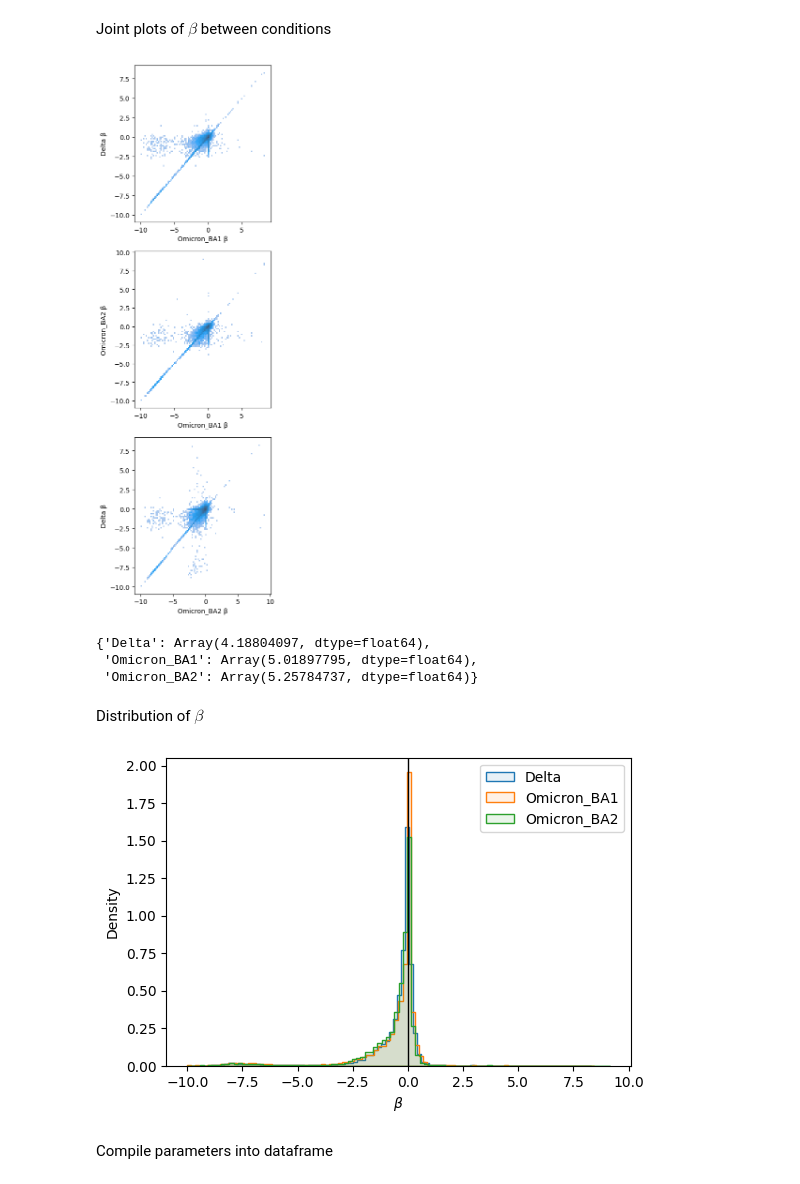
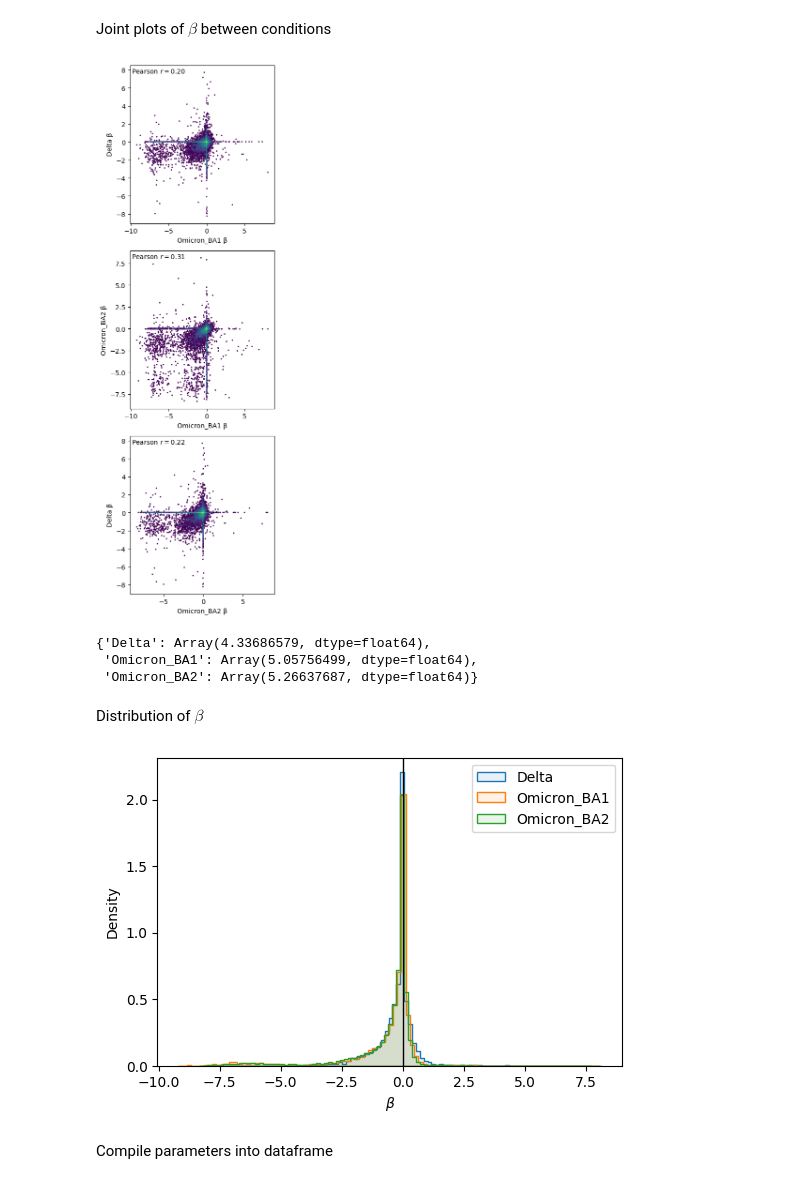
Before and after one commit to matsengrp/multidms, a Jupyter notebook: notebooks/jaxmodels/jaxmodels.ipynb, the cells around one changed output. Cells and saved outputs as stored; diff of their text form; code cells hidden in the pictures.

```diff
--- a/notebooks/jaxmodels/jaxmodels.ipynb
+++ b/notebooks/jaxmodels/jaxmodels.ipynb
@@ -19,7 +19,7 @@ output_dir = 'output'
 
 reference = 'Omicron_BA1'
 l2reg = 1e-4
-fusionreg = 2e0
+fusionreg = 0.0 # 2e0
 block_iters = 100
 block_tol = 1e-5
 
@@ -378,42 +378,52 @@ plt.show()
 # %% [markdown]
 Joint plots of $\beta$ between conditions
 # %%
-import matplotlib as mpl
-
 plt.figure(figsize=(4, 12))
 
 plt.subplot(311)
-ax = sns.histplot(x=model.φ["Omicron_BA1"].β, y=model.φ["Delta"].β, bins=100, norm=mpl.colors.LogNorm(), vmin=None, vmax=None)
+plt.hexbin(model.φ["Omicron_BA1"].β, model.φ["Delta"].β, bins="log", gridsize=200)
+r = scipy.stats.pearsonr(model.φ["Omicron_BA1"].β, model.φ["Delta"].β).statistic
+plt.annotate(f"Pearson $r={r:.2f}$",
+             fontsize=10,
+             xy=(0.01, 0.95), xycoords="axes fraction")
 # plt.axvline(0, color="black", linestyle="--", lw=1, zorder=0)
 # plt.axhline(0, color="black", linestyle="--", lw=1, zorder=0)
 plt.xlabel("Omicron_BA1 β")
 plt.ylabel("Delta β")
 
 plt.subplot(312)
-ax = sns.histplot(x=model.φ["Omicron_BA1"].β, y=model.φ["Omicron_BA2"].β, bins=100, norm=mpl.colors.LogNorm(), vmin=None, vmax=None)
+plt.hexbin(model.φ["Omicron_BA1"].β, model.φ["Omicron_BA2"].β, bins="log", gridsize=200)
+r = scipy.stats.pearsonr(model.φ["Omicron_BA1"].β, model.φ["Omicron_BA2"].β).statistic
+plt.annotate(f"Pearson $r={r:.2f}$",
+             fontsize=10,
+             xy=(0.01, 0.95), xycoords="axes fraction")
 # plt.axvline(0, color="black", linestyle="--", lw=1, zorder=0)
 # plt.axhline(0, color="black", linestyle="--", lw=1, zorder=0)
 plt.xlabel("Omicron_BA1 β")
 plt.ylabel("Omicron_BA2 β")
 
 plt.subplot(313)
-ax = sns.histplot(x=model.φ["Omicron_BA2"].β, y=model.φ["Delta"].β, bins=100, norm=mpl.colors.LogNorm(), vmin=None, vmax=None)
+plt.hexbin(model.φ["Omicron_BA2"].β, model.φ["Delta"].β, bins="log", gridsize=200)
+r = scipy.stats.pearsonr(model.φ["Omicron_BA2"].β, model.φ["Delta"].β).statistic
+plt.annotate(f"Pearson $r={r:.2f}$",
+             fontsize=10,
+             xy=(0.01, 0.95), xycoords="axes fraction")
 # plt.axvline(0, color="black", linestyle="--", lw=1, zorder=0)
 # plt.axhline(0, color="black", linestyle="--", lw=1, zorder=0)
 plt.xlabel("Omicron_BA2 β")
 plt.ylabel("Delta β")
 
 
 plt.tight_layout()
 plt.show()
 # %% [output]
-[figure, old version]
+[figure, new version]
 # %%
 model.α
 # %% [output]
-{'Delta': Array(4.18804097, dtype=float64),
- 'Omicron_BA1': Array(5.01897795, dtype=float64),
- 'Omicron_BA2': Array(5.25784737, dtype=float64)}
+{'Delta': Array(4.33686579, dtype=float64),
+ 'Omicron_BA1': Array(5.05756499, dtype=float64),
+ 'Omicron_BA2': Array(5.26637687, dtype=float64)}
 # %% [markdown]
 Distribution of $\beta$
 # %%
@@ -425,7 +435,7 @@ plt.xlabel(r"$\beta$")
 plt.legend()
 plt.show()
 # %% [output]
-[figure, old version]
+[figure, new version]
 # %% [markdown]
 Compile parameters into dataframe
 # %%
```
Also changed, not shown: parts of 6 cells of this notebook, 3 other files.
